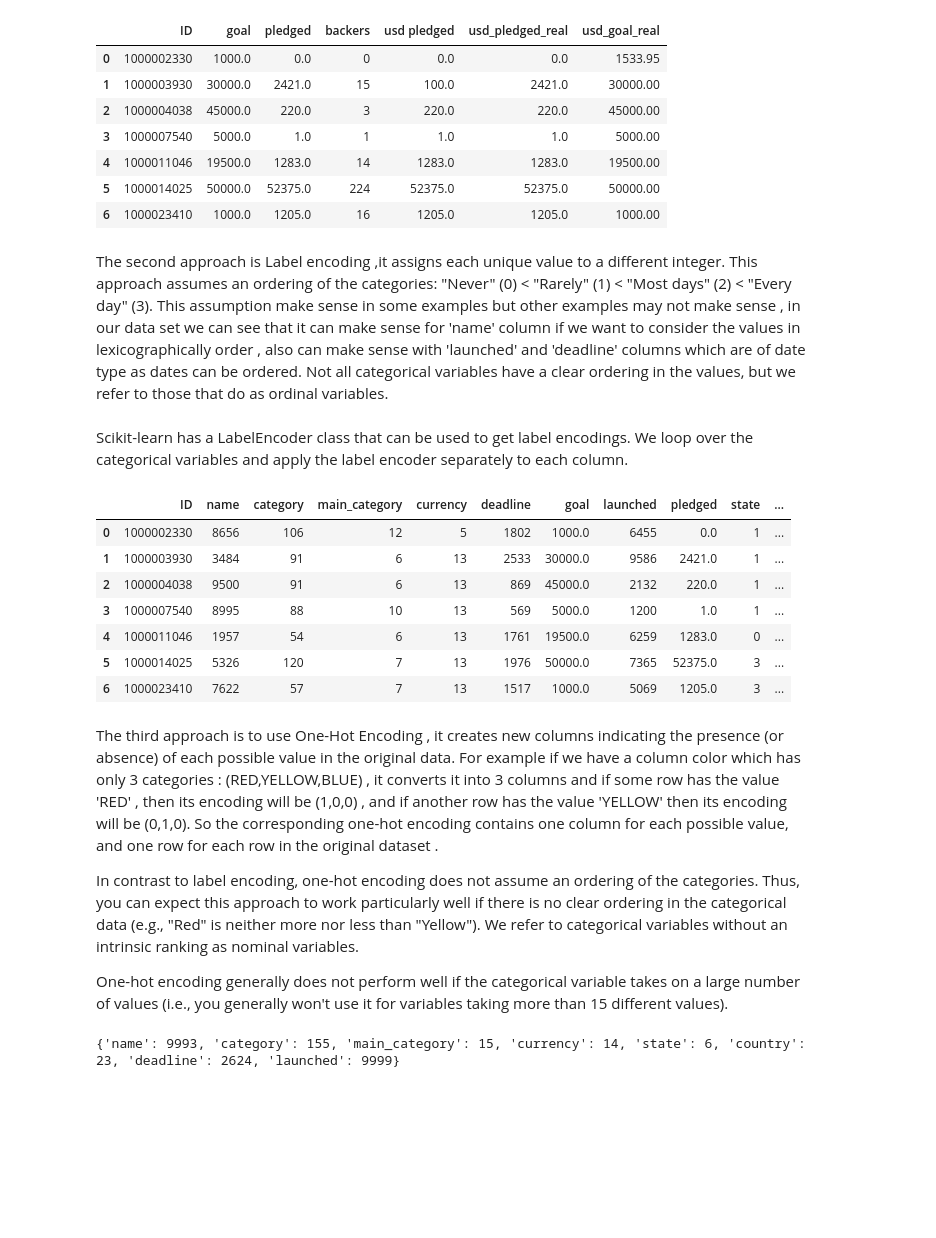
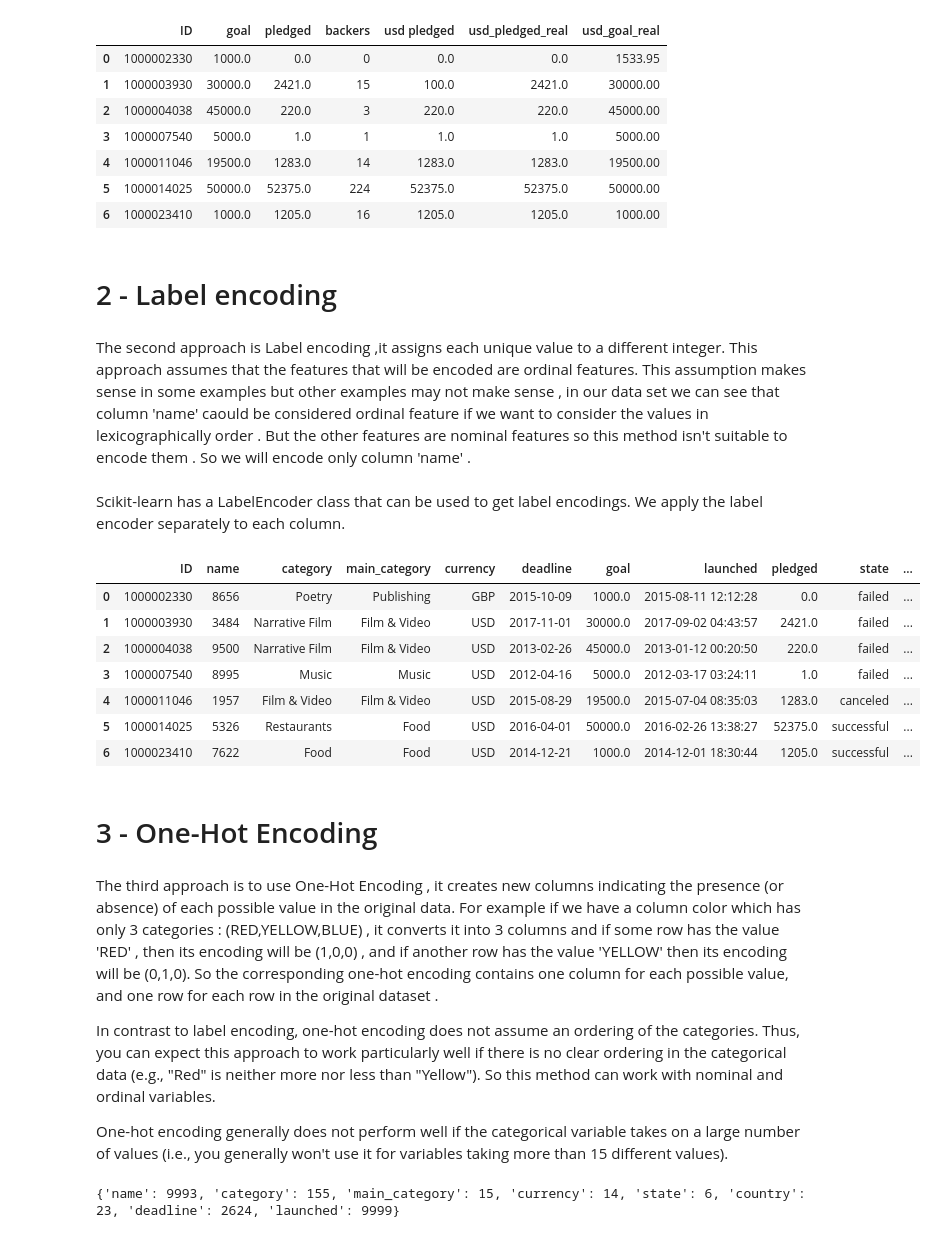
Before and after one commit to Omarsawan/Feature-construction-and-Categorical-features-tutorial, a Jupyter notebook: Feature_Construction.ipynb, the cells around one changed output. Drawn from its saved outputs; the diff is of its cells as text; code cells hidden in the pictures; blank space fills up the shorter version.

```diff
--- a/Feature_Construction.ipynb
+++ b/Feature_Construction.ipynb
@@ -77,39 +94,41 @@ dropCategorical.head(7)
 | 4 | 1000011046 | 19500.0 | 1283.0 | 14 | 1283.0 | 1283.0 | 19500.00 |
 | 5 | 1000014025 | 50000.0 | 52375.0 | 224 | 52375.0 | 52375.0 | 50000.00 |
 | 6 | 1000023410 | 1000.0 | 1205.0 | 16 | 1205.0 | 1205.0 | 1000.00 |
+# %% [markdown]
+# 2 - Label encoding
 # %% [markdown]
 The second approach is Label encoding ,it assigns each unique value to a different integer.
-This approach assumes an ordering of the categories:
-"Never" (0) < "Rarely" (1) < "Most days" (2) < "Every day" (3).
-This assumption make sense in some examples but other examples may not make sense , in our data set we can see that it can make sense for 'name' column if we want to consider the values in lexicographically order , also can make sense with 'launched' and 'deadline' columns which are of date type as dates can be ordered. Not all categorical variables have a clear ordering in the values, but we refer to those that do as ordinal variables.
+This approach assumes that the features that will be encoded are ordinal features.
+This assumption makes sense in some examples but other examples may not make sense , in our data set we can see that column 'name' caould be considered ordinal feature if we want to consider the values in lexicographically order . But the other features are nominal features so this method isn't suitable to encode them . So we will encode only column 'name' .
 # %% [markdown]
-Scikit-learn has a LabelEncoder class that can be used to get label encodings. We loop over the categorical variables and apply the label encoder separately to each column.
+Scikit-learn has a LabelEncoder class that can be used to get label encodings. We apply the label encoder separately to each column.
 # %%
 from sklearn.preprocessing import LabelEncoder
 
 # Make copy to avoid changing original data
 label_data = data.copy()
 
-# Apply label encoder to each column with categorical data
+# Apply label encoder to column 'name'
 label_encoder = LabelEncoder()
-for col in categoricalFeatures:
-    label_data[col] = label_encoder.fit_transform(label_data[col])
+label_data['name'] = label_encoder.fit_transform(label_data['name'])
 label_data.head(7)
 # %% [output]
 |  | ID | name | category | main_category | currency | deadline | goal | launched | pledged | state | ... |
-| 0 | 1000002330 | 8656 | 106 | 12 | 5 | 1802 | 1000.0 | 6455 | 0.0 | 1 | ... |
-| 1 | 1000003930 | 3484 | 91 | 6 | 13 | 2533 | 30000.0 | 9586 | 2421.0 | 1 | ... |
-| 2 | 1000004038 | 9500 | 91 | 6 | 13 | 869 | 45000.0 | 2132 | 220.0 | 1 | ... |
-| 3 | 1000007540 | 8995 | 88 | 10 | 13 | 569 | 5000.0 | 1200 | 1.0 | 1 | ... |
-| 4 | 1000011046 | 1957 | 54 | 6 | 13 | 1761 | 19500.0 | 6259 | 1283.0 | 0 | ... |
-| 5 | 1000014025 | 5326 | 120 | 7 | 13 | 1976 | 50000.0 | 7365 | 52375.0 | 3 | ... |
-| 6 | 1000023410 | 7622 | 57 | 7 | 13 | 1517 | 1000.0 | 5069 | 1205.0 | 3 | ... |
+| 0 | 1000002330 | 8656 | Poetry | Publishing | GBP | 2015-10-09 | 1000.0 | 2015-08-11 12:12:28 | 0.0 | failed | ... |
+| 1 | 1000003930 | 3484 | Narrative Film | Film & Video | USD | 2017-11-01 | 30000.0 | 2017-09-02 04:43:57 | 2421.0 | failed | ... |
+| 2 | 1000004038 | 9500 | Narrative Film | Film & Video | USD | 2013-02-26 | 45000.0 | 2013-01-12 00:20:50 | 220.0 | failed | ... |
+| 3 | 1000007540 | 8995 | Music | Music | USD | 2012-04-16 | 5000.0 | 2012-03-17 03:24:11 | 1.0 | failed | ... |
+| 4 | 1000011046 | 1957 | Film & Video | Film & Video | USD | 2015-08-29 | 19500.0 | 2015-07-04 08:35:03 | 1283.0 | canceled | ... |
+| 5 | 1000014025 | 5326 | Restaurants | Food | USD | 2016-04-01 | 50000.0 | 2016-02-26 13:38:27 | 52375.0 | successful | ... |
+| 6 | 1000023410 | 7622 | Food | Food | USD | 2014-12-21 | 1000.0 | 2014-12-01 18:30:44 | 1205.0 | successful | ... |
+# %% [markdown]
+# 3 - One-Hot Encoding
 # %% [markdown]
 The third approach is to use One-Hot Encoding , it creates new columns indicating the presence (or absence) of each possible value in the original data.
 For example if we have a column color which has only 3 categories : (RED,YELLOW,BLUE) , it converts it into 3 columns and if some row has the value 'RED' , then its encoding will be (1,0,0) , and if another row has the value 'YELLOW' then its encoding will be (0,1,0).
 So  the corresponding one-hot encoding contains one column for each possible value, and one row for each row in the original dataset .
 
-In contrast to label encoding, one-hot encoding does not assume an ordering of the categories. Thus, you can expect this approach to work particularly well if there is no clear ordering in the categorical data (e.g., "Red" is neither more nor less than "Yellow"). We refer to categorical variables without an intrinsic ranking as nominal variables.
+In contrast to label encoding, one-hot encoding does not assume an ordering of the categories. Thus, you can expect this approach to work particularly well if there is no clear ordering in the categorical data (e.g., "Red" is neither more nor less than "Yellow"). So this method can work with nominal and ordinal variables.
 
 One-hot encoding generally does not perform well if the categorical variable takes on a large number of values (i.e., you generally won't use it for variables taking more than 15 different values).
 # %%
```
Also changed, not shown: parts of 15 cells of this notebook.
